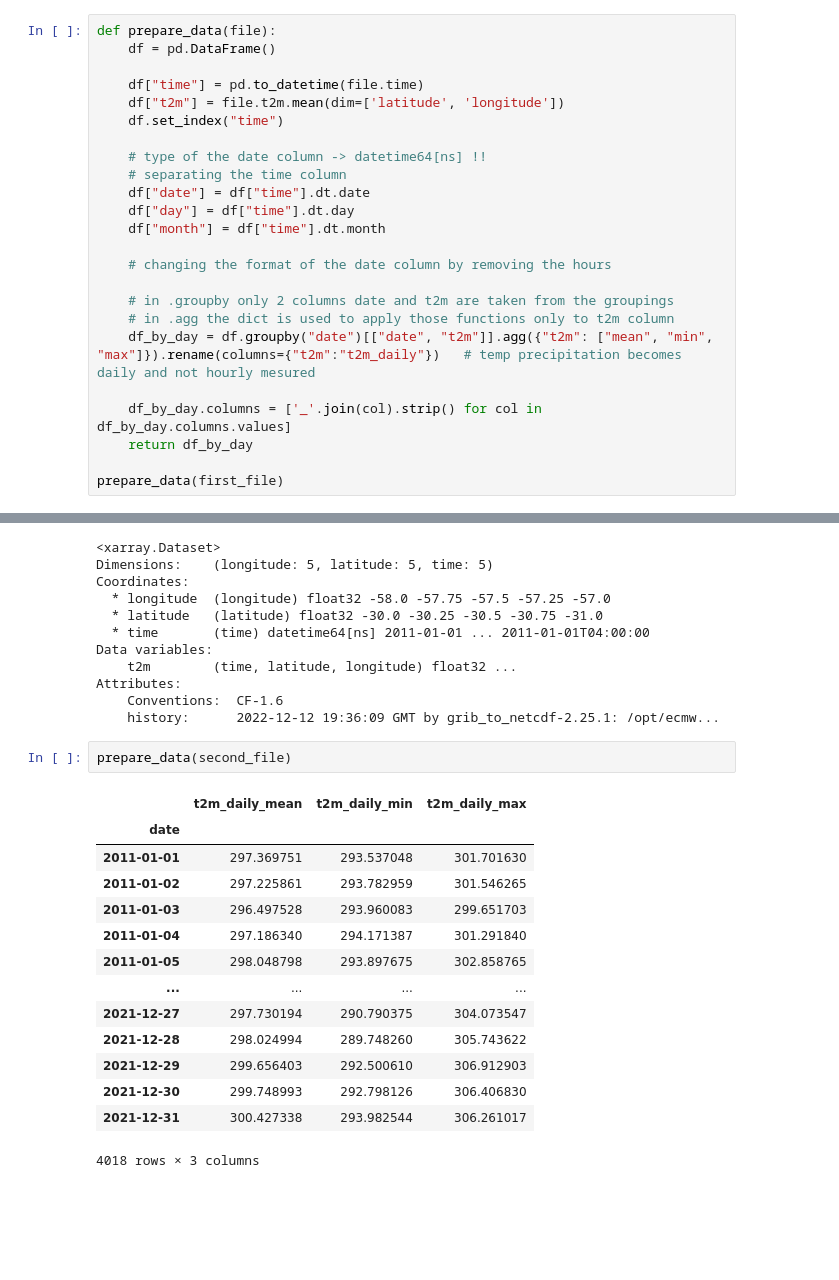
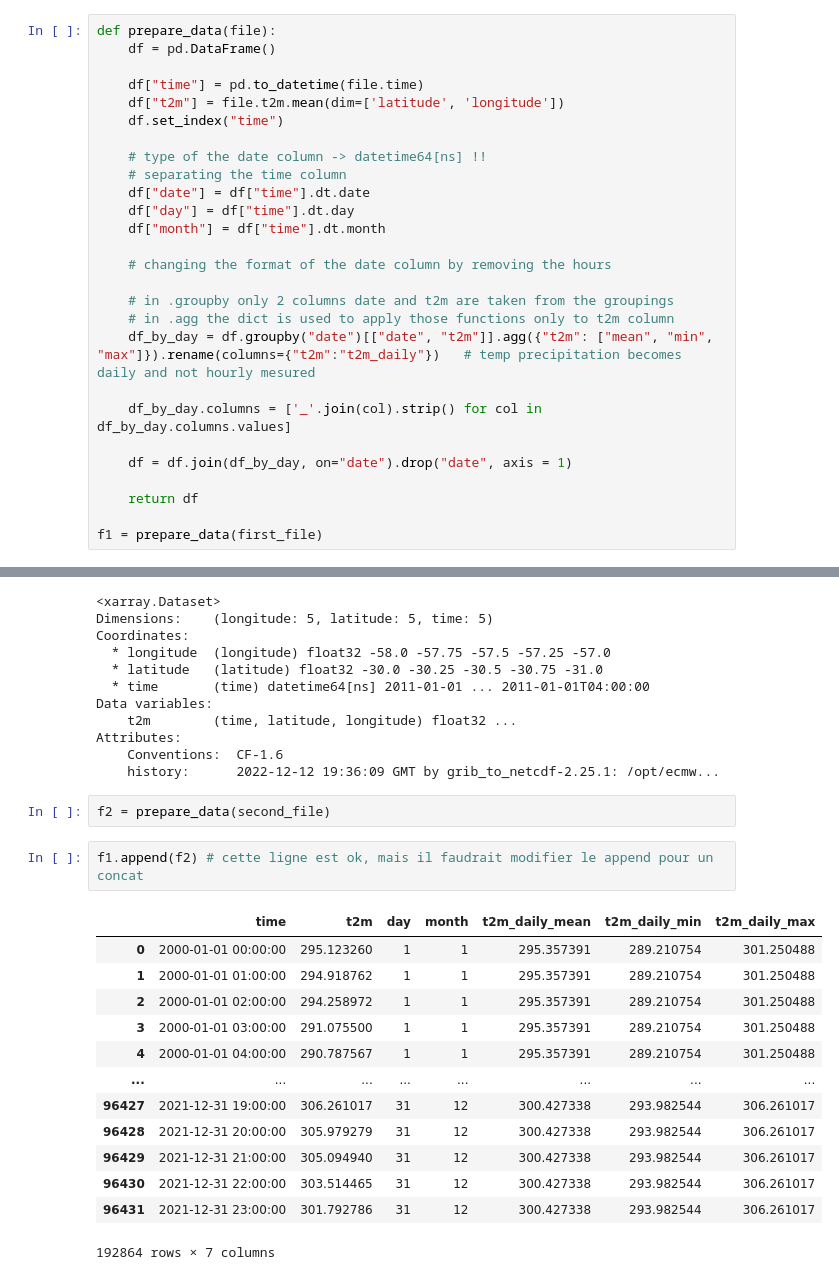
Before and after one commit to nachalca/FSE_extremos, a Jupyter notebook: StageL2/fusion-ERA.ipynb, the cells around one changed output, grey strips where cells are left out. Drawn from its saved outputs; the diff is of its cells as text; blank space fills up the shorter version.

```diff
--- a/StageL2/fusion-ERA.ipynb
+++ b/StageL2/fusion-ERA.ipynb
@@ -40,6 +40,9 @@ def prepare_data(file):
     df_by_day = df.groupby("date")[["date", "t2m"]].agg({"t2m": ["mean", "min", "max"]}).rename(columns={"t2m":"t2m_daily"})   # temp precipitation becomes daily and not hourly mesured
 
     df_by_day.columns = ['_'.join(col).strip() for col in df_by_day.columns.values]
-    return df_by_day
 
-prepare_data(first_file)
+    df = df.join(df_by_day, on="date").drop("date", axis = 1)
+
+    return df
+
+f1 = prepare_data(first_file)
@@ -74,19 +62,20 @@ Attributes:
     Conventions:  CF-1.6
     history:      2022-12-12 19:36:09 GMT by grib_to_netcdf-2.25.1: /opt/ecmw...
 # %%
-prepare_data(second_file)
+f2 = prepare_data(second_file)
-# %% [output]
-|  | t2m_daily_mean | t2m_daily_min | t2m_daily_max |
-| date |  |  |  |
-| 2011-01-01 | 297.369751 | 293.537048 | 301.701630 |
-| 2011-01-02 | 297.225861 | 293.782959 | 301.546265 |
-| 2011-01-03 | 296.497528 | 293.960083 | 299.651703 |
-| 2011-01-04 | 297.186340 | 294.171387 | 301.291840 |
-| 2011-01-05 | 298.048798 | 293.897675 | 302.858765 |
-| ... | ... | ... | ... |
-| 2021-12-27 | 297.730194 | 290.790375 | 304.073547 |
-| 2021-12-28 | 298.024994 | 289.748260 | 305.743622 |
-| 2021-12-29 | 299.656403 | 292.500610 | 306.912903 |
-| 2021-12-30 | 299.748993 | 292.798126 | 306.406830 |
-| 2021-12-31 | 300.427338 | 293.982544 | 306.261017 |
-4018 rows × 3 columns
+# %%
+f1.append(f2) # cette ligne est ok, mais il faudrait modifier le append pour un concat
+# %% [output]
+|  | time | t2m | day | month | t2m_daily_mean | t2m_daily_min | t2m_daily_max |
+| 0 | 2000-01-01 00:00:00 | 295.123260 | 1 | 1 | 295.357391 | 289.210754 | 301.250488 |
+| 1 | 2000-01-01 01:00:00 | 294.918762 | 1 | 1 | 295.357391 | 289.210754 | 301.250488 |
+| 2 | 2000-01-01 02:00:00 | 294.258972 | 1 | 1 | 295.357391 | 289.210754 | 301.250488 |
+| 3 | 2000-01-01 03:00:00 | 291.075500 | 1 | 1 | 295.357391 | 289.210754 | 301.250488 |
+| 4 | 2000-01-01 04:00:00 | 290.787567 | 1 | 1 | 295.357391 | 289.210754 | 301.250488 |
+| ... | ... | ... | ... | ... | ... | ... | ... |
+| 96427 | 2021-12-31 19:00:00 | 306.261017 | 31 | 12 | 300.427338 | 293.982544 | 306.261017 |
+| 96428 | 2021-12-31 20:00:00 | 305.979279 | 31 | 12 | 300.427338 | 293.982544 | 306.261017 |
+| 96429 | 2021-12-31 21:00:00 | 305.094940 | 31 | 12 | 300.427338 | 293.982544 | 306.261017 |
+| 96430 | 2021-12-31 22:00:00 | 303.514465 | 31 | 12 | 300.427338 | 293.982544 | 306.261017 |
+| 96431 | 2021-12-31 23:00:00 | 301.792786 | 31 | 12 | 300.427338 | 293.982544 | 306.261017 |
+192864 rows × 7 columns
```
Also changed, not shown: parts of 1 cell of this notebook.
